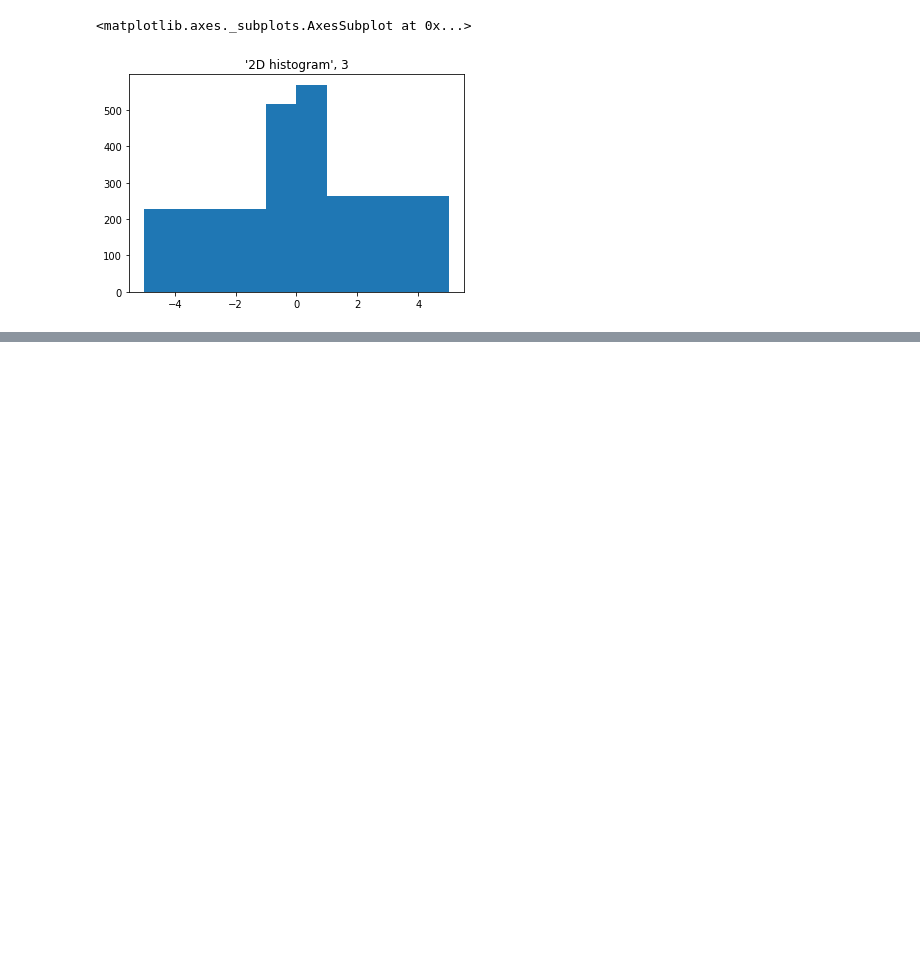
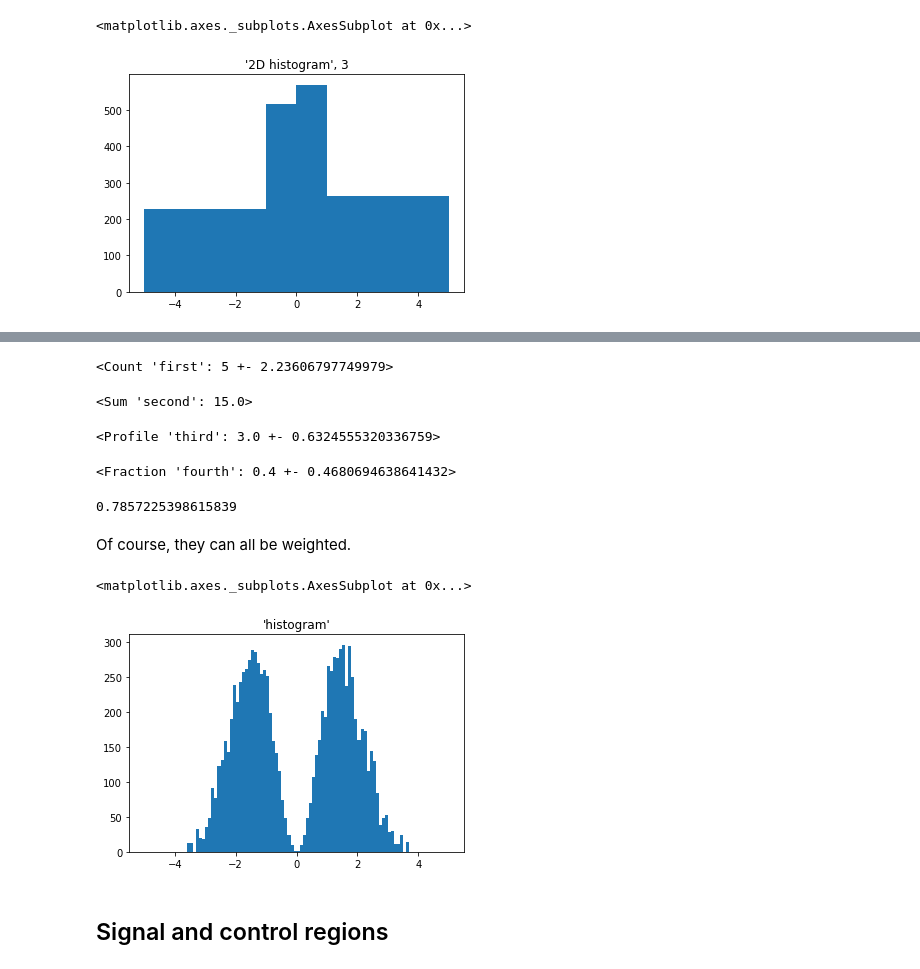
Before and after one commit to jpivarski/analysis-description-language, a Jupyter notebook: binder/demo.ipynb, the cells around one changed output, grey strips where cells are left out. Saved outputs shown, nothing was run; the diff lists cells and outputs as text; code cells hidden in the pictures; blank space fills up the shorter version.

```diff
--- a/binder/demo.ipynb
+++ b/binder/demo.ipynb
@@ -77,0 +108,36 @@ run["2D histogram", 3].plot()
+# %%
+run["first"]
+# %% [output]
+<Count 'first': 5 +- 2.23606797749979>
+# %%
+run["second"]
+# %% [output]
+<Sum 'second': 15.0>
+# %%
+run["third"]
+# %% [output]
+<Profile 'third': 3.0 +- 0.6324555320336759>
+# %%
+run["fourth"]
+# %% [output]
+<Fraction 'fourth': 0.4 +- 0.4680694638641432>
+# %%
+run["fourth"].error(method="wilson")
+# %% [output]
+0.7857225398615839
+# %% [markdown]
+Of course, they can all be weighted.
+# %%
+run = adl.interpreter.Run("""
+count "histogram" by
+  regular(100, -5, 5) <- x
+  weight x**2
+""")
+run(x = numpy.random.normal(0, 1, 10000));
+# %%
+run["histogram"].plot()
+# %% [output]
+<matplotlib.axes._subplots.AxesSubplot at 0x...>
+[figure, added]
+# %% [markdown]
+## Signal and control regions
```
Also changed, not shown: parts of 6 cells of this notebook, 1 other file.
